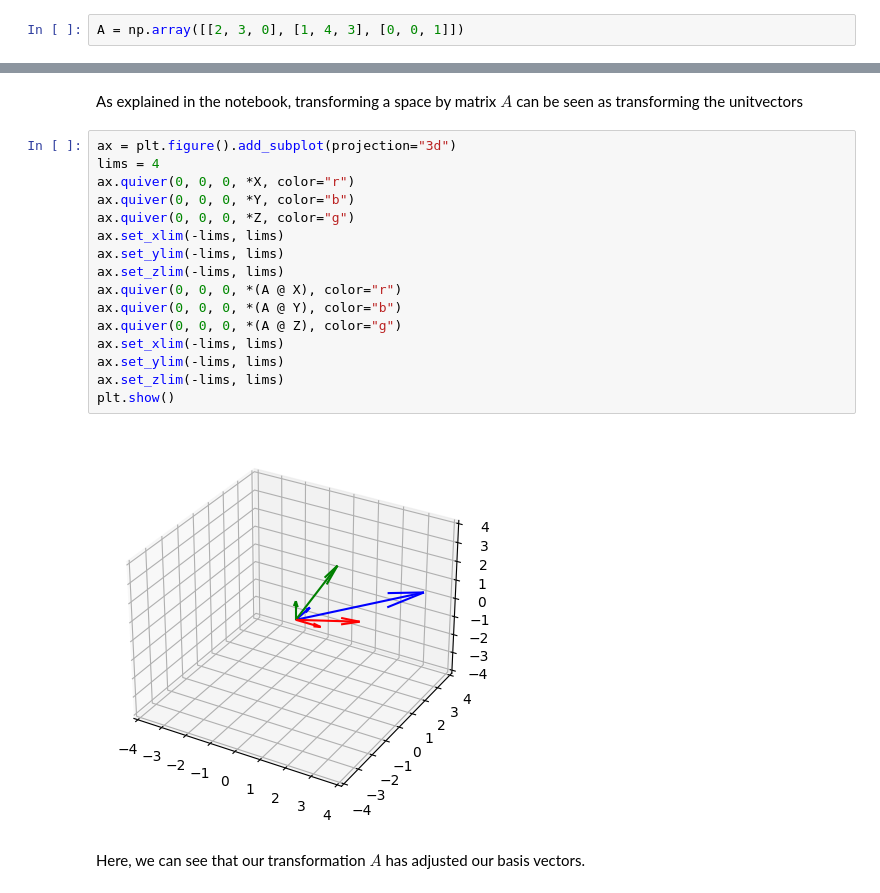
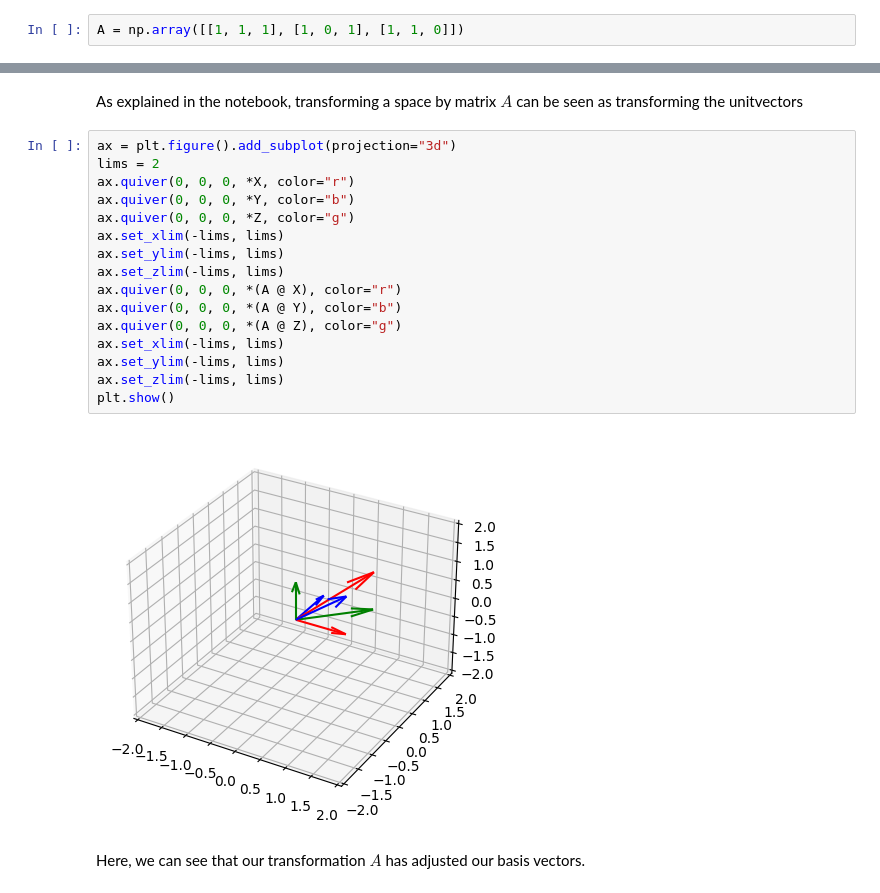
Before and after one commit to kitshepperd/ml-mathematics, a Jupyter notebook: notebooks/Eigenvectors-Eigenvalues.ipynb, the cells around one changed output, grey strips where cells are left out. Saved outputs shown, nothing was run; the diff lists cells and outputs as text.

```diff
--- a/notebooks/Eigenvectors-Eigenvalues.ipynb
+++ b/notebooks/Eigenvectors-Eigenvalues.ipynb
@@ -22,7 +17,7 @@ The autoreload extension is already loaded. To reload it, use:
 import numpy as np
 import matplotlib.pyplot as plt
 # %%
-A = np.array([[2, 3, 0], [1, 4, 3], [0, 0, 1]])
+A = np.array([[1, 1, 1], [1, 0, 1], [1, 1, 0]])
 # %% [markdown]
 First lets plot the original unit vectors in the canonical basis and observe how they are transformed by $\textbf{A}$
 # %%
@@ -31,22 +26,22 @@ X, Y, Z = np.array([1, 0, 0]), np.array([0, 1, 0]), np.array([0, 0, 1])
 As explained in the notebook, transforming a space by matrix $A$ can be seen as transforming the unitvectors
 # %%
 ax = plt.figure().add_subplot(projection="3d")
-lims = 4
+lims = 2
 ax.quiver(0, 0, 0, *X, color="r")
 ax.quiver(0, 0, 0, *Y, color="b")
 ax.quiver(0, 0, 0, *Z, color="g")
 ax.set_xlim(-lims, lims)
 ax.set_ylim(-lims, lims)
 ax.set_zlim(-lims, lims)
 ax.quiver(0, 0, 0, *(A @ X), color="r")
 ax.quiver(0, 0, 0, *(A @ Y), color="b")
 ax.quiver(0, 0, 0, *(A @ Z), color="g")
 ax.set_xlim(-lims, lims)
 ax.set_ylim(-lims, lims)
 ax.set_zlim(-lims, lims)
 plt.show()
 # %% [output]
-[figure, old version]
+[figure, new version]
 # %% [markdown]
 Here, we can see that our transformation $A$ has adjusted our basis vectors.
 # %% [markdown]
```
Also changed, not shown: parts of 14 cells of this notebook, 1 other file.
